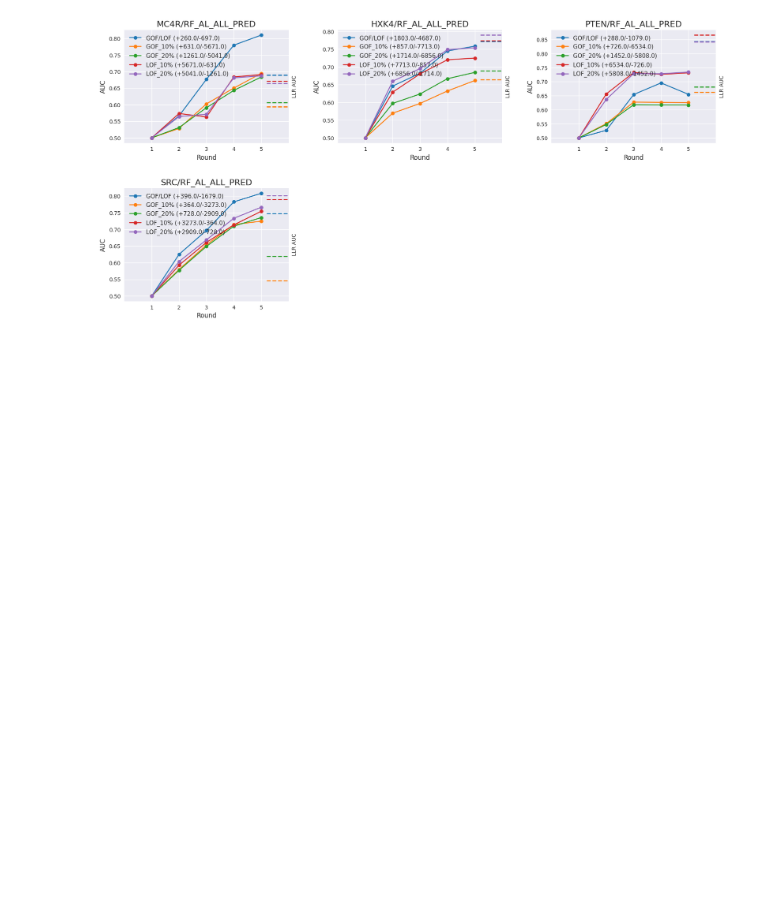
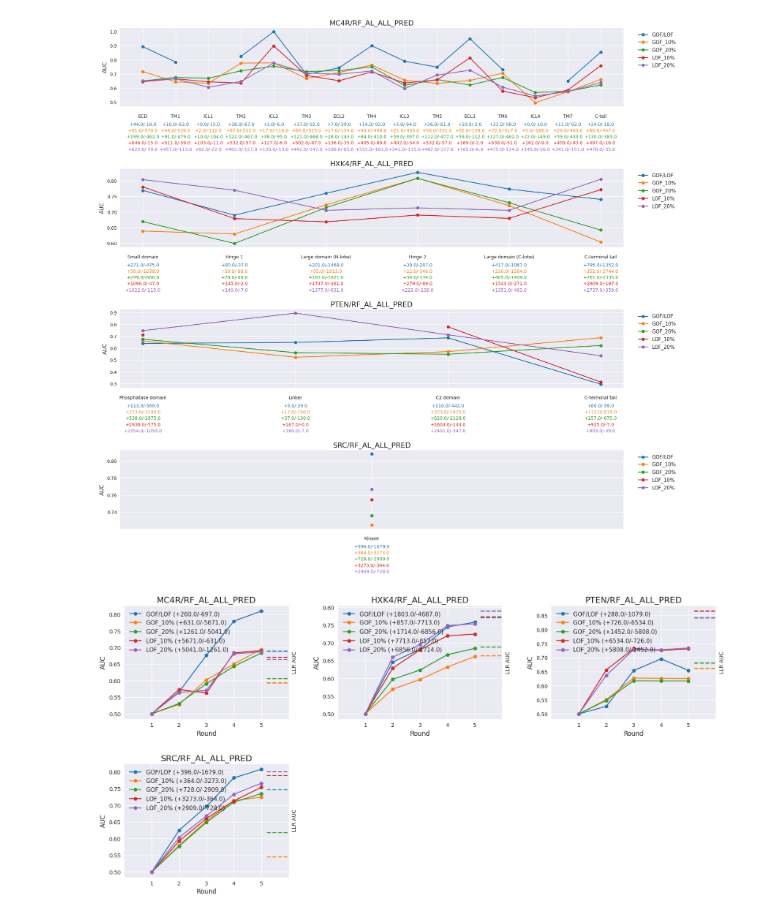
Before and after one commit to claudiofr/msalde, a Jupyter notebook: notebooks/calibration_analysis.ipynb, the cells around one changed output. Drawn from its saved outputs; the diff is of its cells as text; code cells hidden in the pictures; blank space fills up the shorter version.

```diff
--- a/notebooks/calibration_analysis.ipynb
+++ b/notebooks/calibration_analysis.ipynb
@@ -279 +388,16 @@ show_roc_prediction_assay_plots(show_roc_prediction_assay_curve, datasets, assay
+# %%
+from notebooks.analysis_plotter import (
+    show_metric_by_domain_plots_multi,
+    show_last_round_auc_by_domain
+)
+
+start_index = 0
+end_index = len(dataset_plot_info)
+#start_index = 3
+#end_index = 1
+dataset_plot_info = dataset_plot_info[start_index:end_index]
+
+show_metric_by_domain_plots_multi(show_last_round_auc_by_domain, dataset_plot_info)
+# %% [output]
+[figure, added]
 # %%
```
Also changed, not shown: parts of 4 cells of this notebook, 17 other files.
